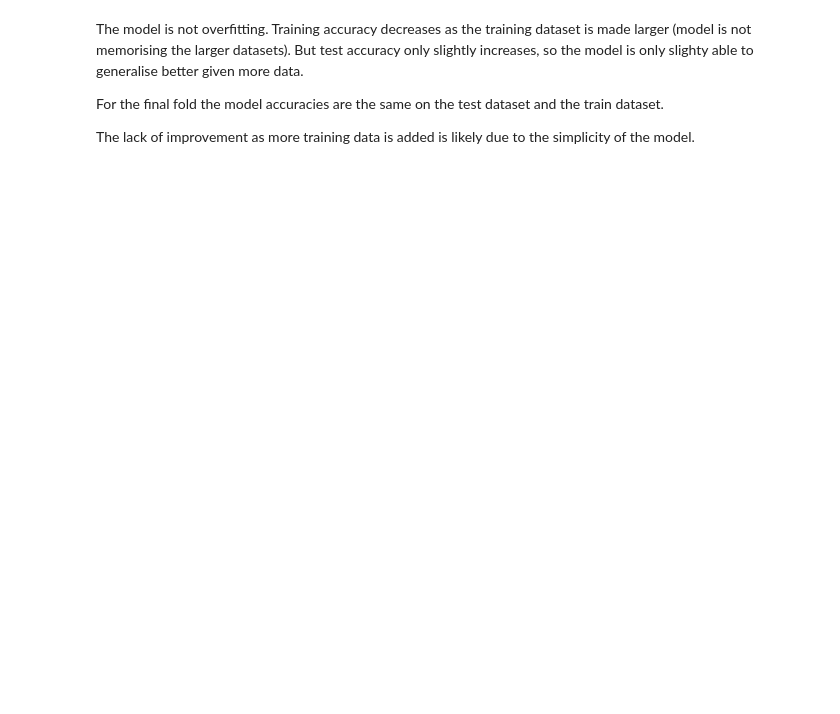
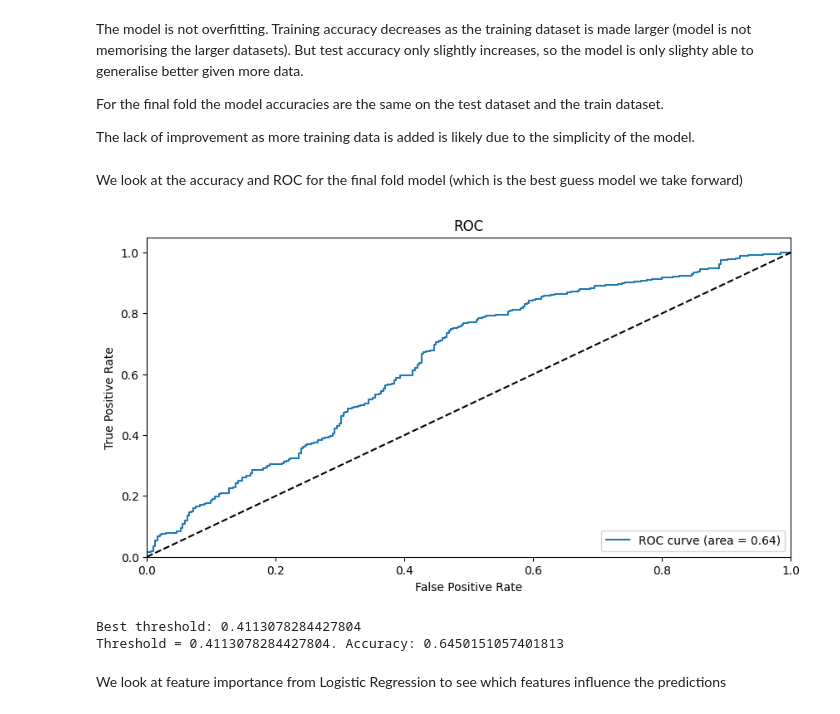
Before and after one commit to joshgowdyprog/GB-energy-trading, a Jupyter notebook: example_notebooks/example_notebook.ipynb, the cells around one changed output. Cells and saved outputs as stored; diff of their text form; code cells hidden in the pictures; blank space fills up the shorter version.

```diff
--- a/example_notebooks/example_notebook.ipynb
+++ b/example_notebooks/example_notebook.ipynb
@@ -152,8 +134,27 @@ The model is not overfitting. Training accuracy decreases as the training datase
 For the final fold the model accuracies are the same on the test dataset and the train dataset.
 
 The lack of improvement as more training data is added is likely due to the simplicity of the model.
+# %% [markdown]
+We look at the accuracy and ROC for the final fold model (which is the best guess model we take forward)
 # %%
-(X_train, y_train, X_test, y_test) = cv_folds[9]
+(X_train, y_train, X_test, y_test) = cv_folds[-1]
 log_reg = LogisticRegression(max_iter=1000)
 log_reg.fit(X_train, y_train['auction_spread_dir'])
 y_pred_proba_LR = log_reg.predict_proba(X_test)[:, 1]
+
+# plot the ROC curve
+roc_auc, fpr, tpr, thresholds = plot_roc_curve(y_test, y_pred_proba_LR)
+
+# use the Youden's J statistic to pick the best threshold
+
+j_scores = tpr - fpr
+best_thresh_LR = thresholds[j_scores.argmax()]
+print(f'Best threshold: {best_thresh_LR}')
+y_pred_LR = (y_pred_proba_LR > best_thresh_LR).astype(int)
+print(f'Threshold = {best_thresh_LR}. Accuracy: {accuracy_score(y_test["auction_spread_dir"], y_pred_LR)}')
+# %% [output]
+[figure, added]
+Best threshold: 0.4113078284427804
+Threshold = 0.4113078284427804. Accuracy: 0.6450151057401813
+# %% [markdown]
+We look at feature importance from Logistic Regression to see which features influence the predictions
```
Also changed, not shown: parts of 62 cells of this notebook, 26 other files.
